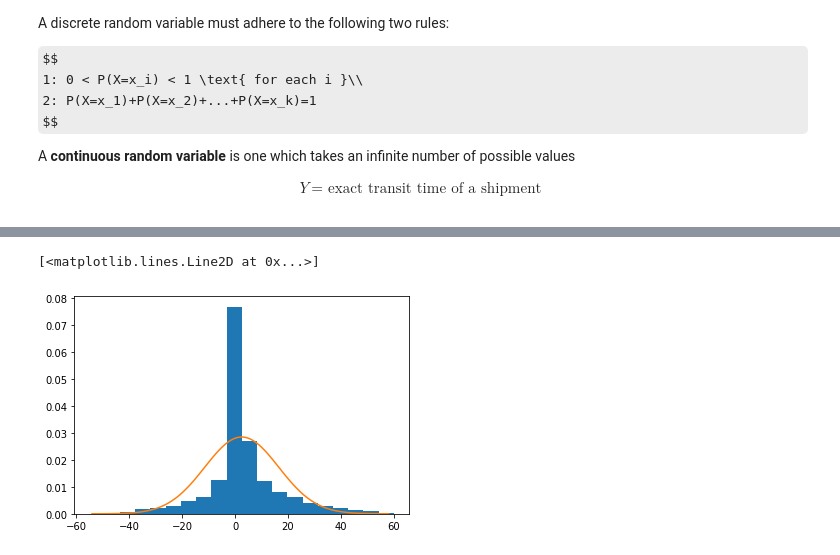
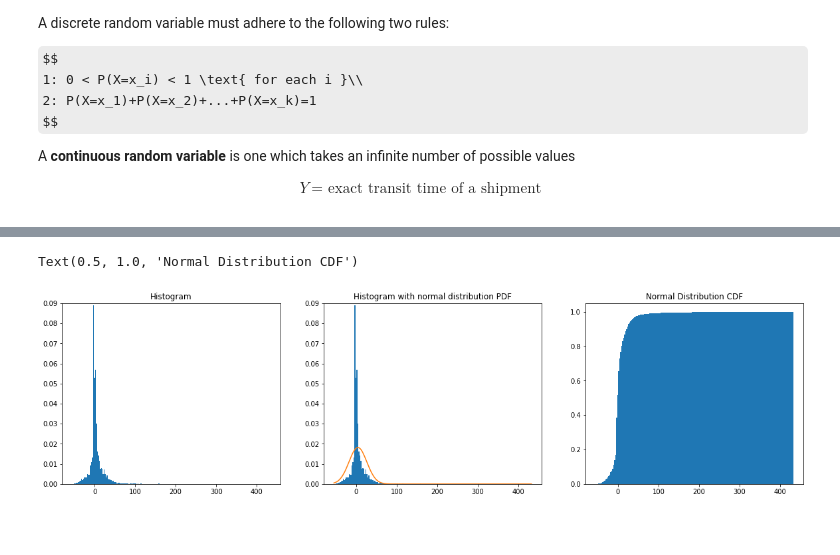
Before and after one commit to Per48edjes/Misc-DA-Prob-Stat, a Jupyter notebook: Lesson_3/intro_to_random_variables.ipynb, the cells around one changed output, grey strips where cells are left out. Cells and saved outputs as stored; diff of their text form; code cells hidden in the pictures; some formulas as TeX source; blank space fills up the shorter version.

```diff
--- a/Lesson_3/intro_to_random_variables.ipynb
+++ b/Lesson_3/intro_to_random_variables.ipynb
@@ -117,18 +186,28 @@ plt.hist(share_times, bins=20)
 # %%
+#now lets try to see how well our invoicing OTP data fits a normal distribution
 mean = np.mean(share_times)
-std = pstd(share_times)
+std = np.std(share_times)
 
-from scipy.stats import norm
 distribution = norm(mean, std)
 
 min_time = min(share_times)
 max_time = max(share_times)
 values = list(range(int(min_time), int(max_time)))
 probabilities = [distribution.pdf(v) for v in values]
 
-from matplotlib import pyplot
-pyplot.hist(share_times, bins=20, density=True) # ,
-pyplot.plot(values, probabilities)
+fig, (ax1, ax2, ax3) = plt.subplots(1, 3, figsize=(20,5))
+
+ax1.hist(share_times, bins=200, density=True)
+ax1.set_title('Histogram')
+ax1.set_ylim(0,0.09)
+
+ax2.hist(share_times, bins=200, density=True)
+ax2.plot(values, probabilities)
+ax2.set_title('Histogram with Normal Distribution PDF')
+ax2.set_ylim(0,0.09)
+
+ax3.hist(share_times, cumulative=True, density=1, bins=200)
+ax3.set_title('Normal Distribution CDF')
 # %% [output]
-[<matplotlib.lines.Line2D at 0x...>]
+Text(0.5, 1.0, 'Normal Distribution CDF')
-[figure, old version]
+[figure, new version]
```
Also changed, not shown: parts of 16 cells of this notebook, 2 other files.
